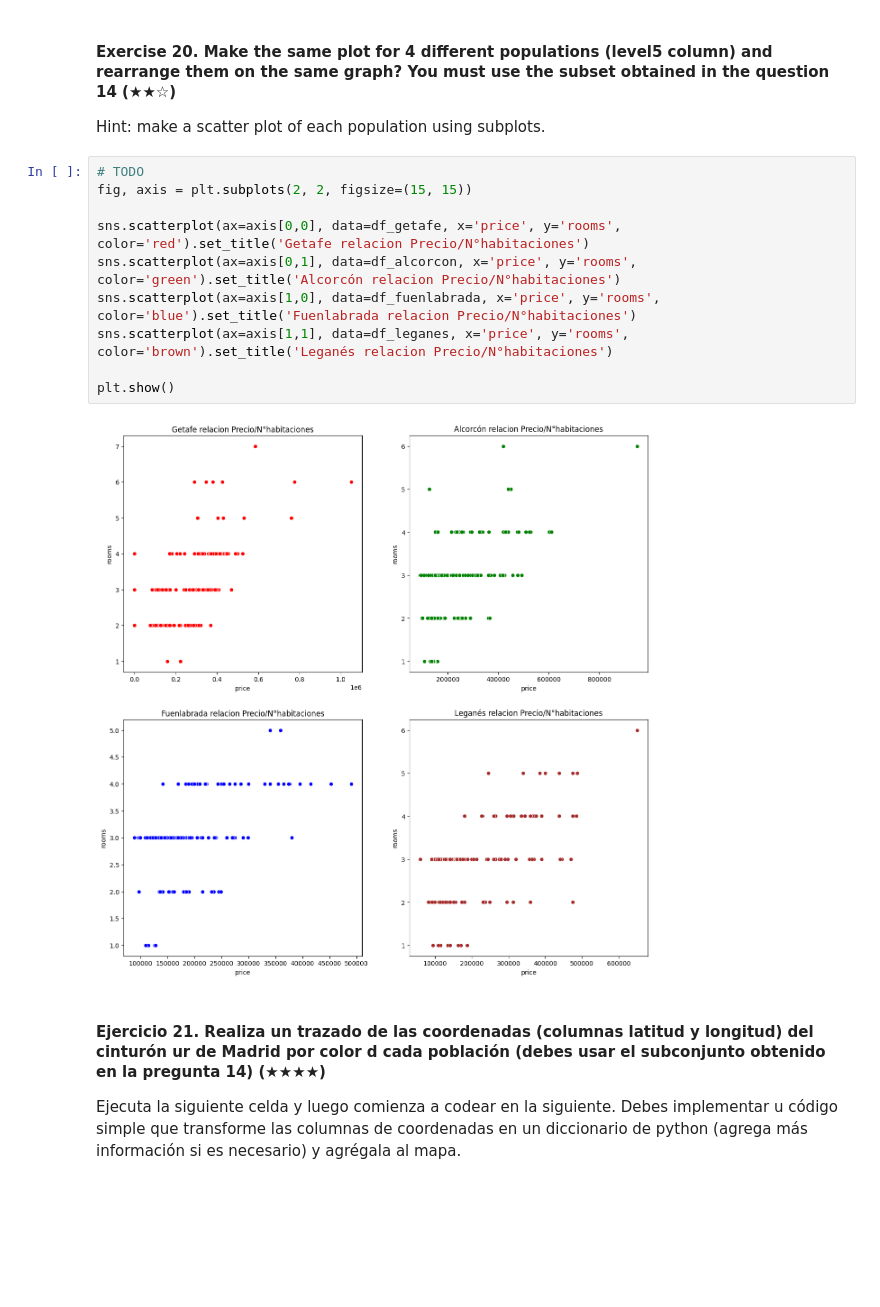
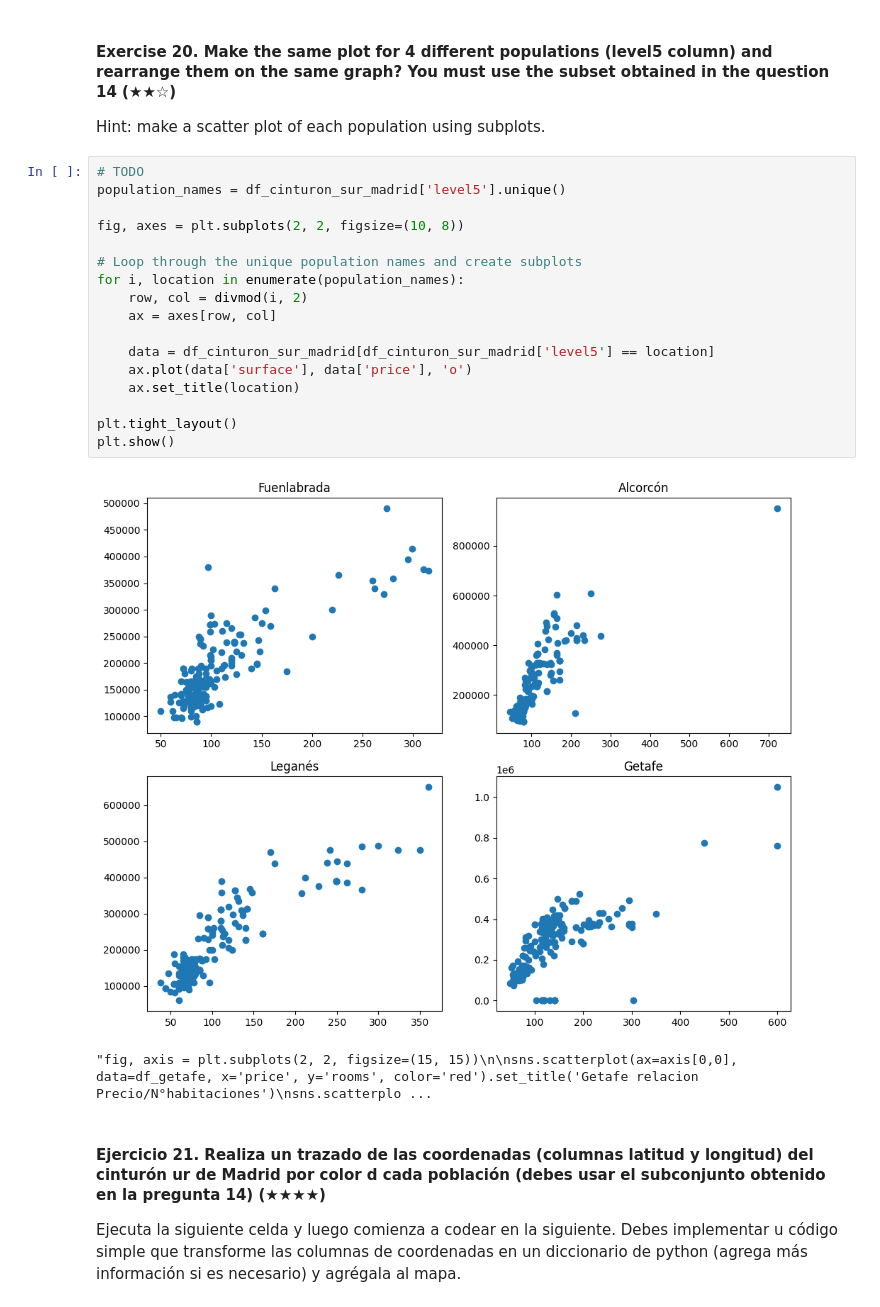
Before and after one commit to 4GeeksAcademy/ProyectoPreWork_PR, a Jupyter notebook: project.es.ipynb, the cells around one changed output. Saved outputs shown, nothing was run; the diff lists cells and outputs as text; blank space fills up the shorter version.

```diff
--- a/project.es.ipynb
+++ b/project.es.ipynb
@@ -515,18 +515,26 @@ See the caveats in the documentation: https://pandas.pydata.org/pandas-docs/stab
 # %% [markdown]
 #### Exercise 20. Make the same plot for 4 different populations (level5 column) and rearrange them on the same graph? You must use the subset obtained in the question 14 (★★☆)
 Hint: make a scatter plot of each population using subplots.
-# %%
-# TODO
-fig, axis = plt.subplots(2, 2, figsize=(15, 15))
-
-sns.scatterplot(ax=axis[0,0], data=df_getafe, x='price', y='rooms', color='red').set_title('Getafe relacion Precio/N°habitaciones')
-sns.scatterplot(ax=axis[0,1], data=df_alcorcon, x='price', y='rooms', color='green').set_title('Alcorcón relacion Precio/N°habitaciones')
-sns.scatterplot(ax=axis[1,0], data=df_fuenlabrada, x='price', y='rooms', color='blue').set_title('Fuenlabrada relacion Precio/N°habitaciones')
-sns.scatterplot(ax=axis[1,1], data=df_leganes, x='price', y='rooms', color='brown').set_title('Leganés relacion Precio/N°habitaciones')
-
-plt.show()
-# %% [output]
-[figure, removed]
+# %%
+# TODO
+population_names = df_cinturon_sur_madrid['level5'].unique()
+
+fig, axes = plt.subplots(2, 2, figsize=(10, 8))
+
+# Loop through the unique population names and create subplots
+for i, location in enumerate(population_names):
+    row, col = divmod(i, 2)
+    ax = axes[row, col]
+
+    data = df_cinturon_sur_madrid[df_cinturon_sur_madrid['level5'] == location]
+    ax.plot(data['surface'], data['price'], 'o')
+    ax.set_title(location)
+
+plt.tight_layout()
+plt.show()
+# %% [output]
+[figure, added]
+"fig, axis = plt.subplots(2, 2, figsize=(15, 15))\n\nsns.scatterplot(ax=axis[0,0], data=df_getafe, x='price', y='rooms', color='red').set_title('Getafe relacion Precio/N°habitaciones')\nsns.scatterplo ...
 # %% [markdown]
 #### Ejercicio 21. Realiza un trazado de las coordenadas (columnas latitud y longitud) del cinturón ur de Madrid por color d cada población (debes usar el subconjunto obtenido en la pregunta 14) (★★★★)
 
```
Also changed, not shown: parts of 1 cell of this notebook.
